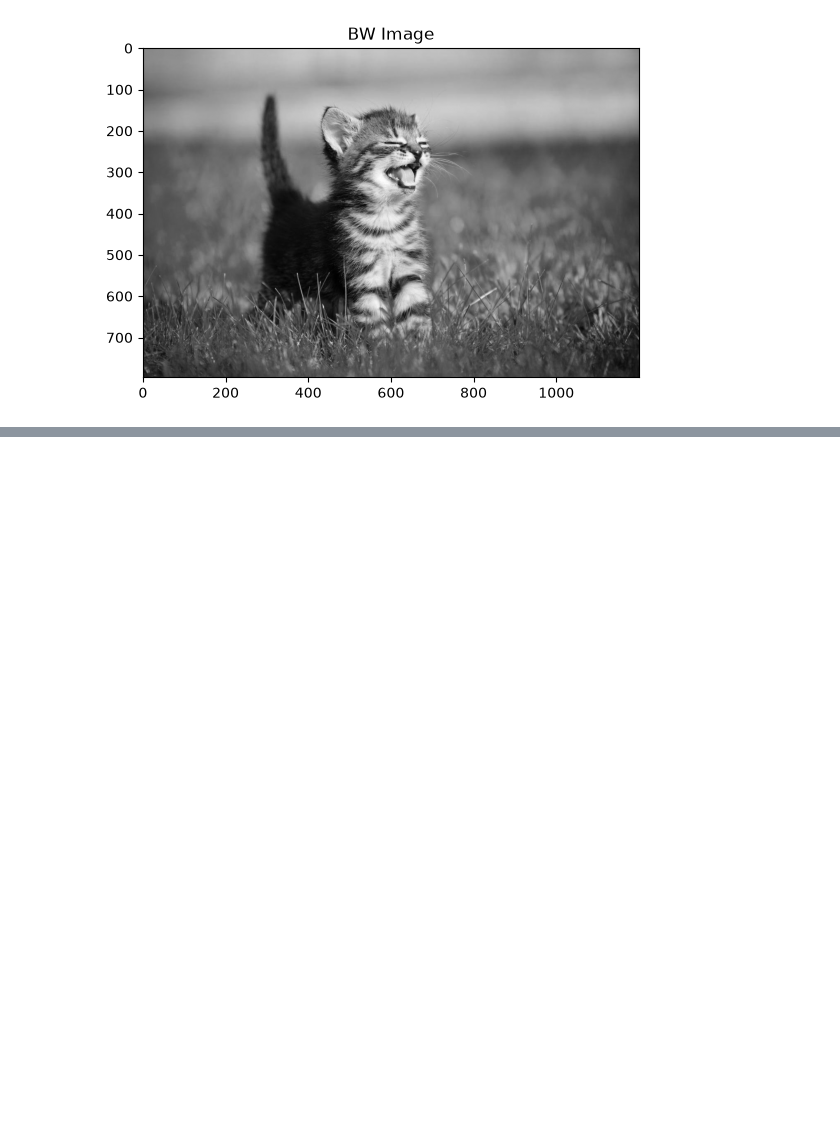
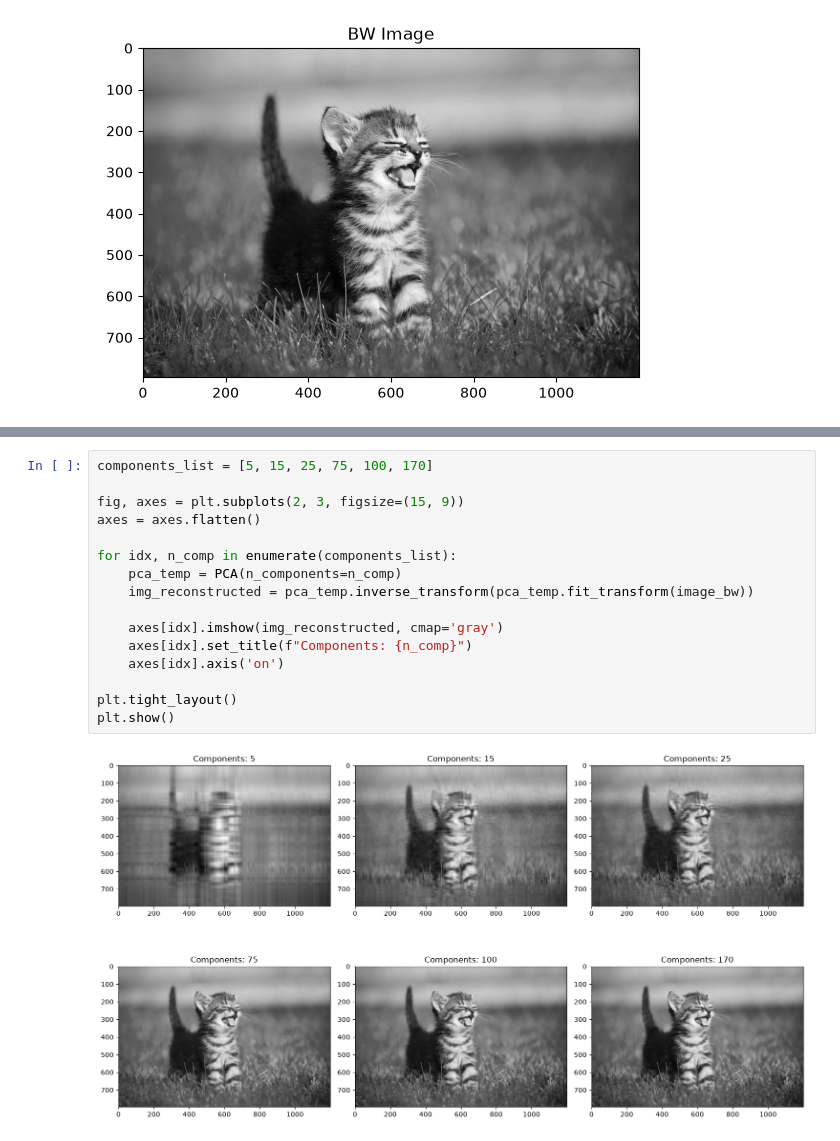
Before and after one commit to halileoo/math252-lab2-Oleh-Hanhal, a Jupyter notebook: main.ipynb, the cells around one changed output, grey strips where cells are left out. Cells and saved outputs as stored; diff of their text form; blank space fills up the shorter version.

```diff
--- a/main.ipynb
+++ b/main.ipynb
@@ -82,0 +120,18 @@ plt.show()
+# %%
+components_list = [5, 15, 25, 75, 100, 170]
+
+fig, axes = plt.subplots(2, 3, figsize=(15, 9))
+axes = axes.flatten()
+
+for idx, n_comp in enumerate(components_list):
+    pca_temp = PCA(n_components=n_comp)
+    img_reconstructed = pca_temp.inverse_transform(pca_temp.fit_transform(image_bw))
+
+    axes[idx].imshow(img_reconstructed, cmap='gray')
+    axes[idx].set_title(f"Components: {n_comp}")
+    axes[idx].axis('on')
+
+plt.tight_layout()
+plt.show()
+# %% [output]
+[figure, added]
```
Also changed, not shown: parts of 2 cells of this notebook, 2 other files.
